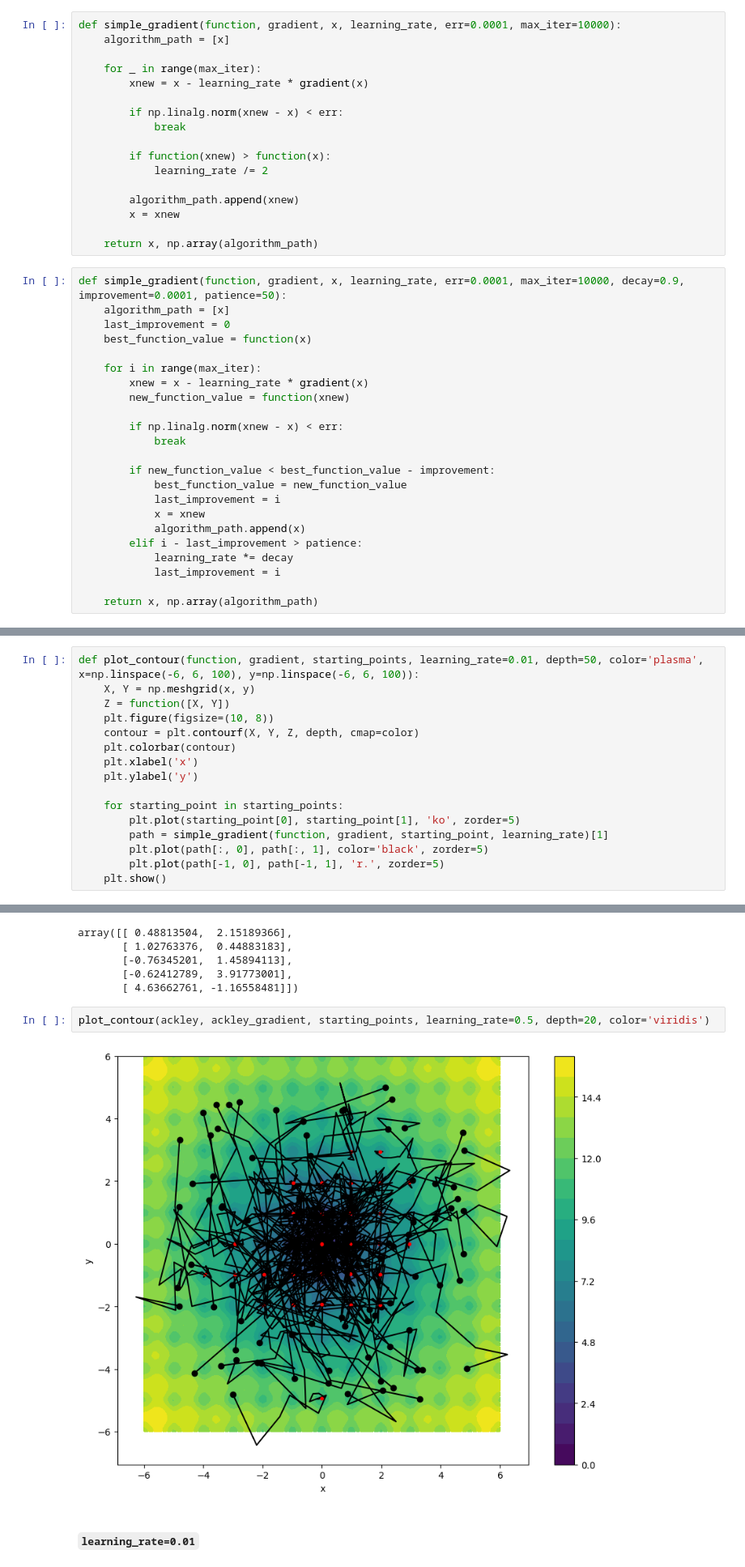
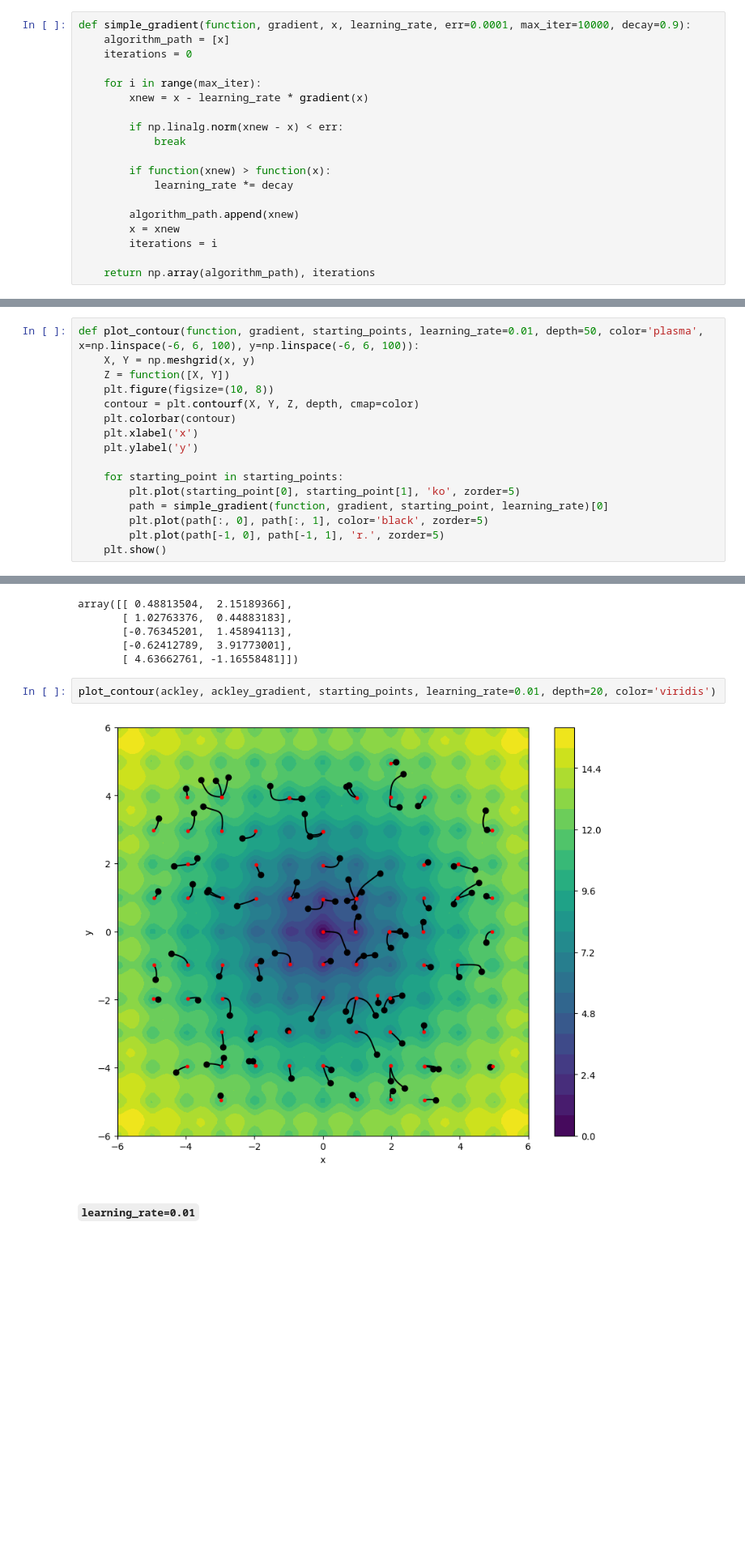
Before and after one commit to pgrzankowski/introduction-to-ai, a Jupyter notebook: simple-gradient-method.ipynb, the cells around one changed output, grey strips where cells are left out. Shown at 81% size. Cells and saved outputs as stored; diff of their text form; blank space fills up the shorter version.

```diff
--- a/simple-gradient-method.ipynb
+++ b/simple-gradient-method.ipynb
@@ -26,45 +26,24 @@ def ackley_gradient(x):
 # %% [markdown]
 ## Algorithm
 # %%
-def simple_gradient(function, gradient, x, learning_rate, err=0.0001, max_iter=10000):
+def simple_gradient(function, gradient, x, learning_rate, err=0.0001, max_iter=10000, decay=0.9):
     algorithm_path = [x]
+    iterations = 0
 
-    for _ in range(max_iter):
+    for i in range(max_iter):
         xnew = x - learning_rate * gradient(x)
 
         if np.linalg.norm(xnew - x) < err:
             break
 
         if function(xnew) > function(x):
-            learning_rate /= 2
+            learning_rate *= decay
 
         algorithm_path.append(xnew)
         x = xnew
+        iterations = i
 
-    return x, np.array(algorithm_path)
+    return np.array(algorithm_path), iterations
-# %%
-def simple_gradient(function, gradient, x, learning_rate, err=0.0001, max_iter=10000, decay=0.9, improvement=0.0001, patience=50):
-    algorithm_path = [x]
-    last_improvement = 0
-    best_function_value = function(x)
-
-    for i in range(max_iter):
-        xnew = x - learning_rate * gradient(x)
-        new_function_value = function(xnew)
-
-        if np.linalg.norm(xnew - x) < err:
-            break
-
-        if new_function_value < best_function_value - improvement:
-            best_function_value = new_function_value
-            last_improvement = i
-            x = xnew
-            algorithm_path.append(x)
-        elif i - last_improvement > patience:
-            learning_rate *= decay
-            last_improvement = i
-
-    return x, np.array(algorithm_path)
 # %% [markdown]
 #### Checking whether the algorithm works near known minimums
 # %%
@@ -132,7 +121,7 @@ def plot_contour(function, gradient, starting_points, learning_rate=0.01, depth=
 
     for starting_point in starting_points:
         plt.plot(starting_point[0], starting_point[1], 'ko', zorder=5)
-        path = simple_gradient(function, gradient, starting_point, learning_rate)[1]
+        path = simple_gradient(function, gradient, starting_point, learning_rate)[0]
         plt.plot(path[:, 0], path[:, 1], color='black', zorder=5)
         plt.plot(path[-1, 0], path[-1, 1], 'r.', zorder=5)
     plt.show()
@@ -201,9 +231,9 @@ array([[ 0.48813504,  2.15189366],
        [-0.62412789,  3.91773001],
        [ 4.63662761, -1.16558481]])
 # %%
-plot_contour(ackley, ackley_gradient, starting_points, learning_rate=0.5, depth=20, color='viridis')
+plot_contour(ackley, ackley_gradient, starting_points, learning_rate=0.01, depth=20, color='viridis')
 # %% [output]
-[figure, old version]
+[figure, new version]
 # %% [markdown]
 #### `learning_rate=0.01`
 # %%
```
Also changed, not shown: parts of 12 cells of this notebook.
